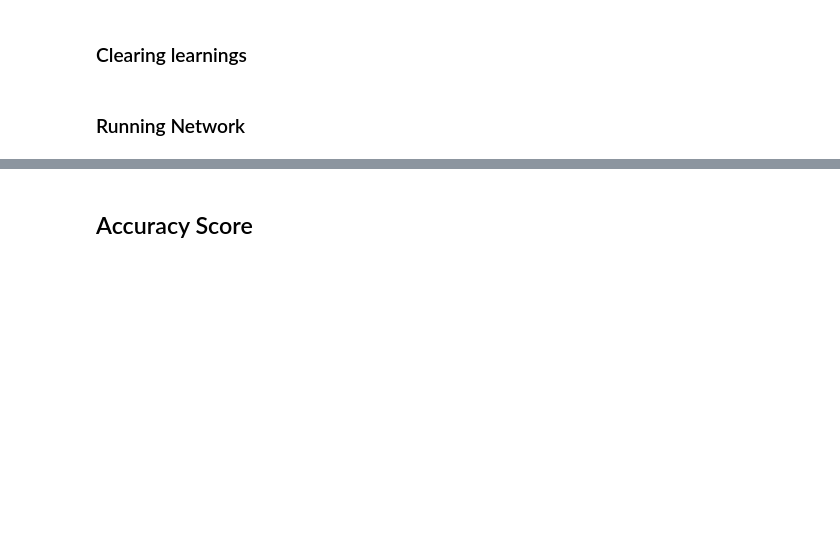
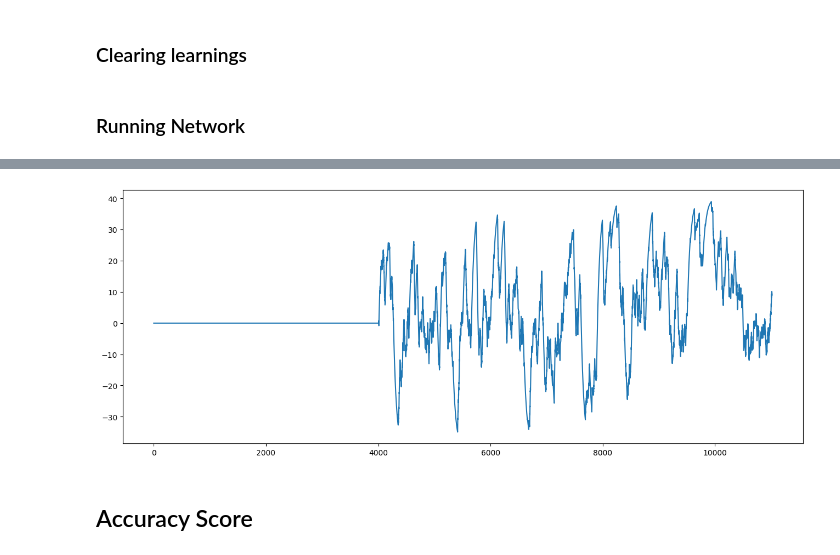
Before and after one commit to a2l5t8/CNRL-Cortical-Column, a Jupyter notebook: src/Cortical_Column_test.ipynb, the cells around one changed output, grey strips where cells are left out. Cells and saved outputs as stored; diff of their text form; code cells hidden in the pictures; blank space fills up the shorter version.

```diff
--- a/src/Cortical_Column_test.ipynb
+++ b/src/Cortical_Column_test.ipynb
@@ -370,3 +388,9 @@ net.simulate_iterations(TEST_ITERATIONS)
+# %%
+plt.figure(figsize=(16, 6))
+plt.plot(net["dopamine", 0])
+plt.show()
+# %% [output]
+[figure, added]
 # %% [markdown]
 ## Accuracy Score
 # %%
```
Also changed, not shown: parts of 7 cells of this notebook, 2 other files.
